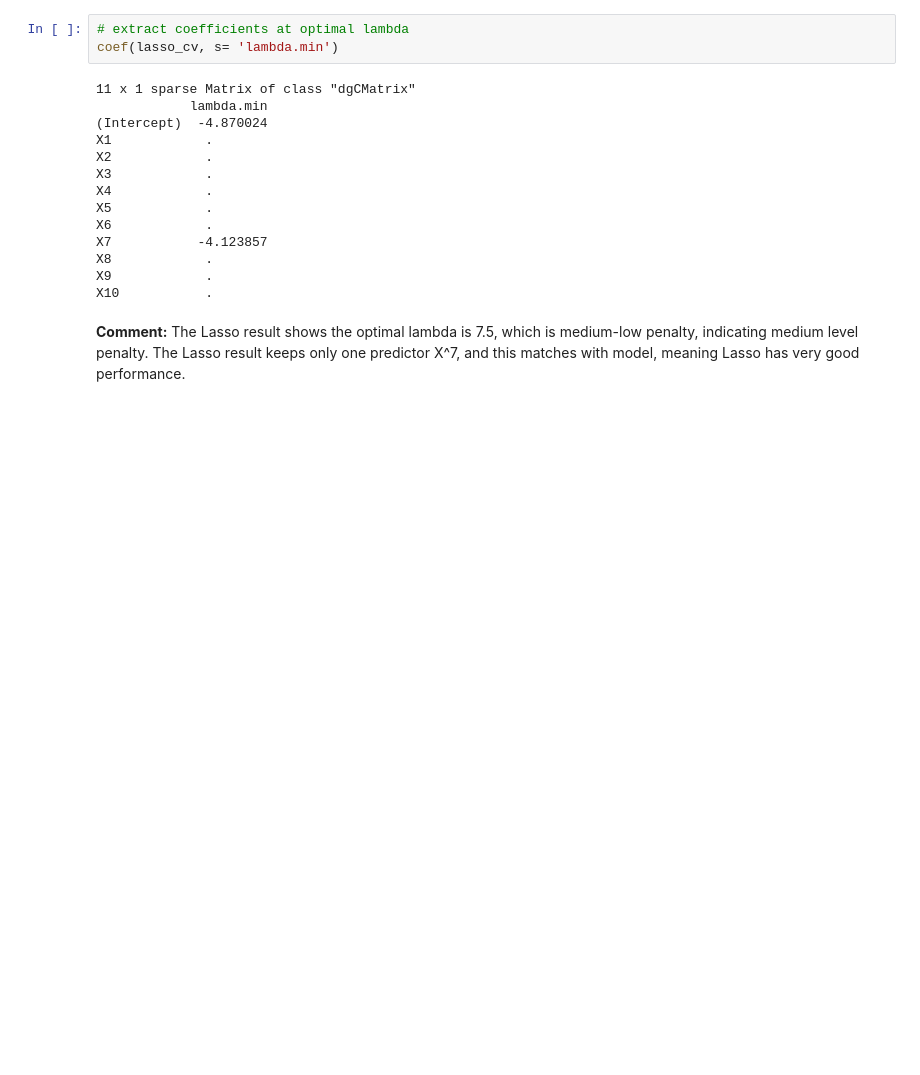
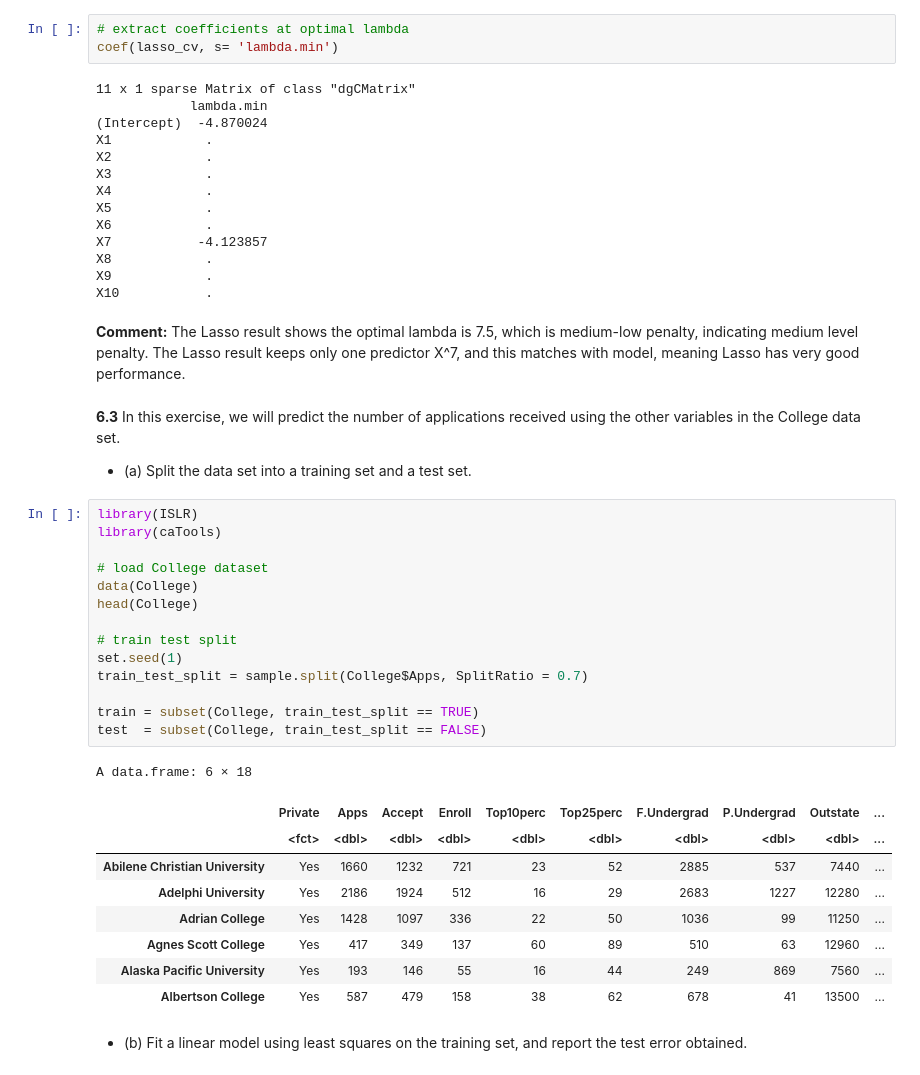
Before and after one commit to mw1296/DSAN5300, a Jupyter notebook: homeworks/HW-3/HW-3.ipynb, the cells around one changed output. Saved outputs shown, nothing was run; the diff lists cells and outputs as text; blank space fills up the shorter version.

```diff
--- a/homeworks/HW-3/HW-3.ipynb
+++ b/homeworks/HW-3/HW-3.ipynb
@@ -863,3 +863,34 @@ X9            .
 X10           .
 # %% [markdown]
 **Comment:** The Lasso result shows the optimal lambda is 7.5, which is medium-low penalty, indicating medium level penalty. The Lasso result keeps only one predictor X^7, and this matches with model, meaning Lasso has very good performance.
+# %% [markdown]
+
+**6.3** In this exercise, we will predict the number of applications received using the other variables in the College data set.
+
+* (a) Split the data set into a training set and a test set.
+# %%
+library(ISLR)
+library(caTools)
+
+# load College dataset
+data(College)
+head(College)
+
+# train test split
+set.seed(1)
+train_test_split = sample.split(College$Apps, SplitRatio = 0.7)
+
+train = subset(College, train_test_split == TRUE)
+test  = subset(College, train_test_split == FALSE)
+# %% [output]
+A data.frame: 6 × 18
+|  | Private | Apps | Accept | Enroll | Top10perc | Top25perc | F.Undergrad | P.Undergrad | Outstate | ... |
+|  | <fct> | <dbl> | <dbl> | <dbl> | <dbl> | <dbl> | <dbl> | <dbl> | <dbl> | ... |
+| Abilene Christian University | Yes | 1660 | 1232 | 721 | 23 | 52 | 2885 | 537 | 7440 | ... |
+| Adelphi University | Yes | 2186 | 1924 | 512 | 16 | 29 | 2683 | 1227 | 12280 | ... |
+| Adrian College | Yes | 1428 | 1097 | 336 | 22 | 50 | 1036 | 99 | 11250 | ... |
+| Agnes Scott College | Yes | 417 | 349 | 137 | 60 | 89 | 510 | 63 | 12960 | ... |
+| Alaska Pacific University | Yes | 193 | 146 | 55 | 16 | 44 | 249 | 869 | 7560 | ... |
+| Albertson College | Yes | 587 | 479 | 158 | 38 | 62 | 678 | 41 | 13500 | ... |
+# %% [markdown]
+* (b) Fit a linear model using least squares on the training set, and report the test error obtained.
```
Also changed, not shown: parts of 12 cells of this notebook.
